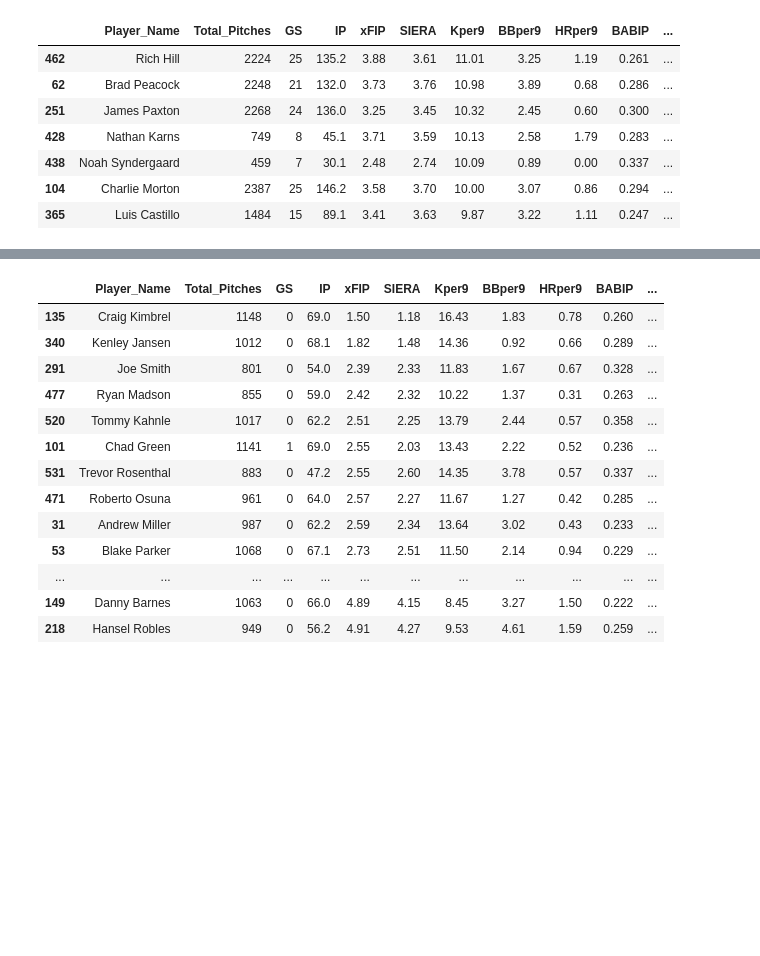
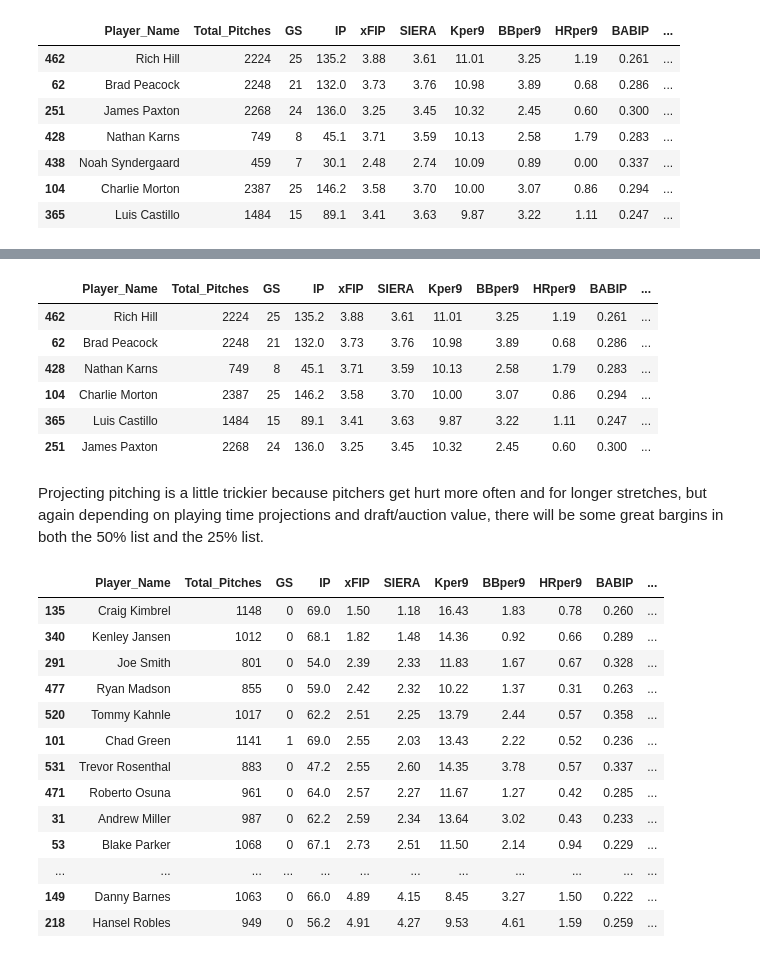
Before and after one commit to ayovito/FantasyBaseballProject, a Jupyter notebook: 2018 Fantasy Baseball Breakout Analysis - xFIP.ipynb, the cells around one changed output, grey strips where cells are left out. Drawn from its saved outputs; the diff is of its cells as text; code cells hidden in the pictures; blank space fills up the shorter version.

```diff
--- a/2018 Fantasy Baseball Breakout Analysis - xFIP.ipynb
+++ b/2018 Fantasy Baseball Breakout Analysis - xFIP.ipynb
@@ -449,3 +504,17 @@ rate_starting_pitching_stats_2017_v3.sort_values(by='Kper9', ascending=False)
+# %%
+# and finally if we look at top 25% of that to be consistent
+potential_pitching_breakouts_2018[(potential_pitching_breakouts_2018.WHIP < 1.21) &
+                        (potential_pitching_breakouts_2018.Kper9 > 9.715)].sort_values(by='xFIP', ascending=False)
+# %% [output]
+|  | Player_Name | Total_Pitches | GS | IP | xFIP | SIERA | Kper9 | BBper9 | HRper9 | BABIP | ... |
+| 462 | Rich Hill | 2224 | 25 | 135.2 | 3.88 | 3.61 | 11.01 | 3.25 | 1.19 | 0.261 | ... |
+| 62 | Brad Peacock | 2248 | 21 | 132.0 | 3.73 | 3.76 | 10.98 | 3.89 | 0.68 | 0.286 | ... |
+| 428 | Nathan Karns | 749 | 8 | 45.1 | 3.71 | 3.59 | 10.13 | 2.58 | 1.79 | 0.283 | ... |
+| 104 | Charlie Morton | 2387 | 25 | 146.2 | 3.58 | 3.70 | 10.00 | 3.07 | 0.86 | 0.294 | ... |
+| 365 | Luis Castillo | 1484 | 15 | 89.1 | 3.41 | 3.63 | 9.87 | 3.22 | 1.11 | 0.247 | ... |
+| 251 | James Paxton | 2268 | 24 | 136.0 | 3.25 | 3.45 | 10.32 | 2.45 | 0.60 | 0.300 | ... |
+# %% [markdown]
+Projecting pitching is a little trickier because pitchers get hurt more often and for longer stretches, but again depending on playing time projections and draft/auction value, there will be some great bargins in both the 50% list and the 25% list.
 # %%
 # now let's try creating the relief pitcher dataset
 rate_relief_pitching_stats_2017_v2 = rate_pitching_stats_2017[(rate_pitching_stats_2017.WHIP < 1.36) &
```
Also changed, not shown: parts of 6 cells of this notebook, 1 other file.
